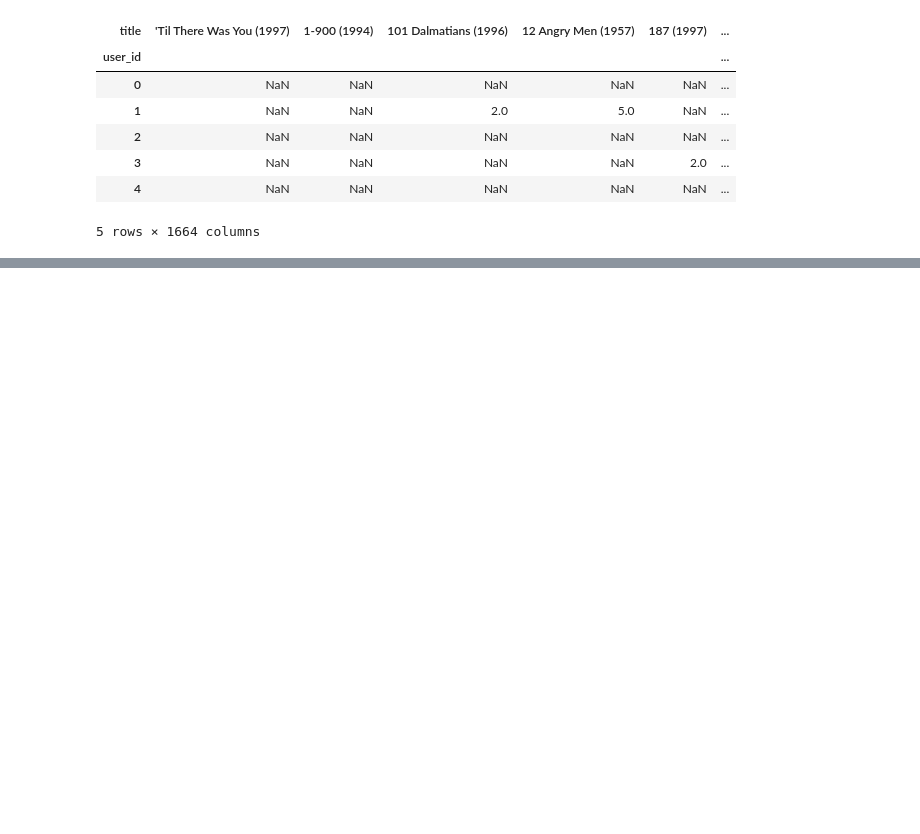
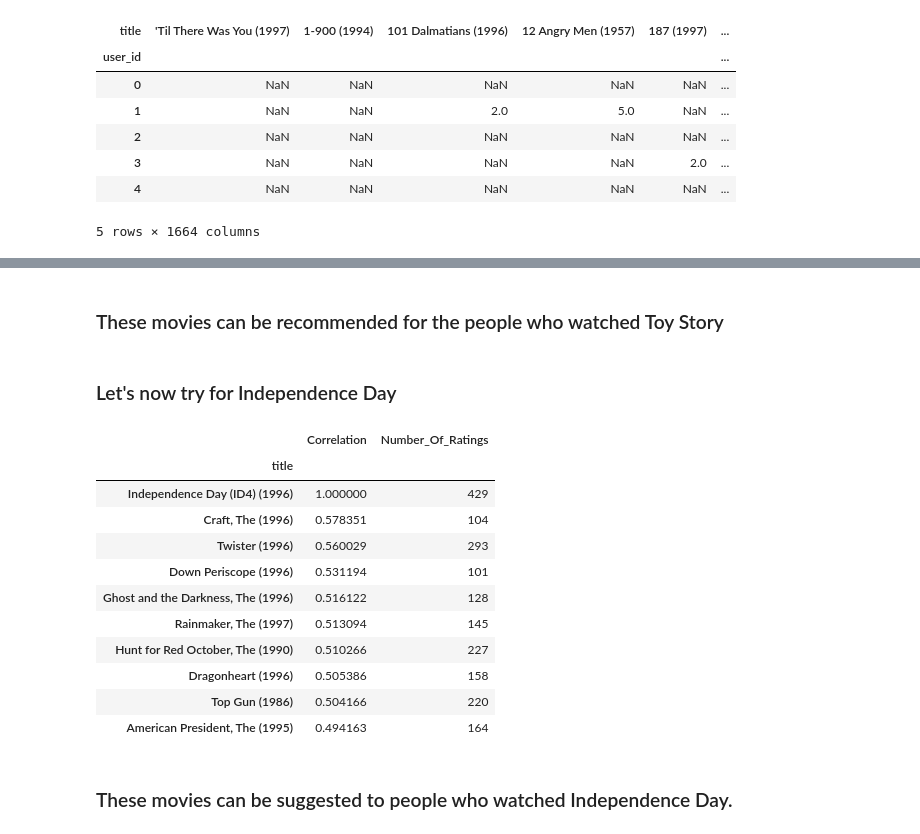
Before and after one commit to VamsiMohanRamineedi/Movie-Recommender-System, a Jupyter notebook: Movies_Recommender_System.ipynb, the cells around one changed output, grey strips where cells are left out. Cells and saved outputs as stored; diff of their text form; code cells hidden in the pictures; blank space fills up the shorter version.

```diff
--- a/Movies_Recommender_System.ipynb
+++ b/Movies_Recommender_System.ipynb
@@ -183,0 +287,24 @@ AttributeError: 'str' object has no attribute '_get_numeric_data'
+# %% [markdown]
+### These movies can be recommended for the people who watched Toy Story
+# %% [markdown]
+### Let's now try for Independence Day
+# %%
+corr_independenceday = pd.DataFrame(data=similar_to_independenceday,columns=['Correlation'])
+corr_independenceday.dropna(inplace=True)
+corr_independenceday = corr_independenceday.join(ratings['Number_Of_Ratings'])
+corr_independenceday[corr_independenceday['Number_Of_Ratings']>=100].sort_values(by='Correlation',ascending=False).head(10)
+# %% [output]
+|  | Correlation | Number_Of_Ratings |
+| title |  |  |
+| Independence Day (ID4) (1996) | 1.000000 | 429 |
+| Craft, The (1996) | 0.578351 | 104 |
+| Twister (1996) | 0.560029 | 293 |
+| Down Periscope (1996) | 0.531194 | 101 |
+| Ghost and the Darkness, The (1996) | 0.516122 | 128 |
+| Rainmaker, The (1997) | 0.513094 | 145 |
+| Hunt for Red October, The (1990) | 0.510266 | 227 |
+| Dragonheart (1996) | 0.505386 | 158 |
+| Top Gun (1986) | 0.504166 | 220 |
+| American President, The (1995) | 0.494163 | 164 |
+# %% [markdown]
+### These movies can be suggested to people who watched Independence Day.
```
Also changed, not shown: parts of 15 cells of this notebook.
